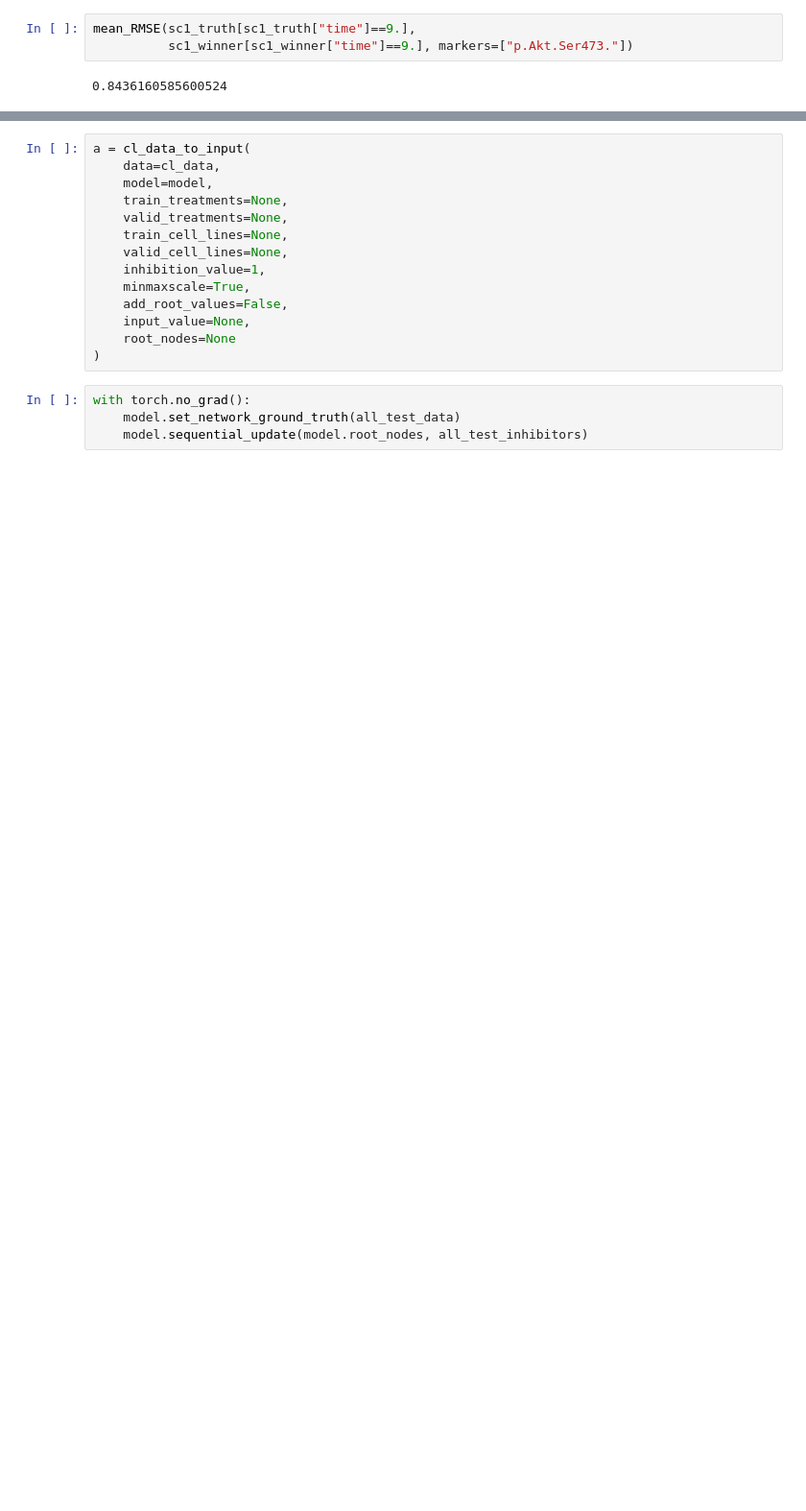
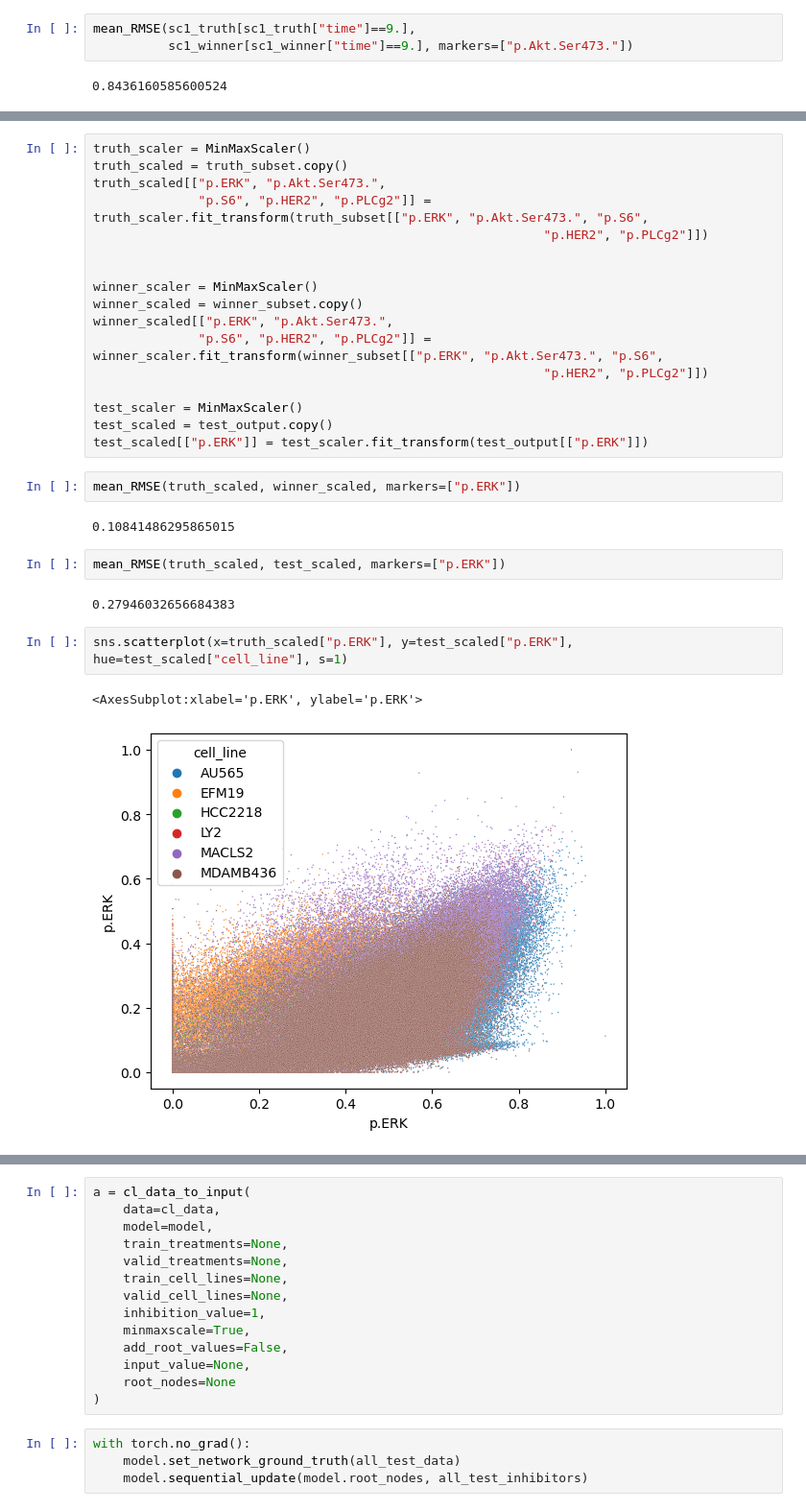
Before and after one commit to c-legac/biofuzznet, a Jupyter notebook: Notebooks/20230508_Performance_of_participants.ipynb, the cells around one changed output, grey strips where cells are left out. Shown at 96% size. Saved outputs shown, nothing was run; the diff lists cells and outputs as text; blank space fills up the shorter version.

```diff
--- a/Notebooks/20230508_Performance_of_participants.ipynb
+++ b/Notebooks/20230508_Performance_of_participants.ipynb
@@ -71,0 +191,30 @@ model.load_from_checkpoint(ckpt["model_state_dict"])
+# %%
+truth_scaler = MinMaxScaler()
+truth_scaled = truth_subset.copy()
+truth_scaled[["p.ERK", "p.Akt.Ser473.",
+              "p.S6", "p.HER2", "p.PLCg2"]] = truth_scaler.fit_transform(truth_subset[["p.ERK", "p.Akt.Ser473.", "p.S6",
+                                                            "p.HER2", "p.PLCg2"]])
+
+
+winner_scaler = MinMaxScaler()
+winner_scaled = winner_subset.copy()
+winner_scaled[["p.ERK", "p.Akt.Ser473.",
+              "p.S6", "p.HER2", "p.PLCg2"]] = winner_scaler.fit_transform(winner_subset[["p.ERK", "p.Akt.Ser473.", "p.S6",
+                                                            "p.HER2", "p.PLCg2"]])
+
+test_scaler = MinMaxScaler()
+test_scaled = test_output.copy()
+test_scaled[["p.ERK"]] = test_scaler.fit_transform(test_output[["p.ERK"]])
+# %%
+mean_RMSE(truth_scaled, winner_scaled, markers=["p.ERK"])
+# %% [output]
+0.10841486295865015
+# %%
+mean_RMSE(truth_scaled, test_scaled, markers=["p.ERK"])
+# %% [output]
+0.27946032656684383
+# %%
+sns.scatterplot(x=truth_scaled["p.ERK"], y=test_scaled["p.ERK"], hue=test_scaled["cell_line"], s=1)
+# %% [output]
+<AxesSubplot:xlabel='p.ERK', ylabel='p.ERK'>
+[figure, added]
```
Also changed, not shown: parts of 20 cells of this notebook, 8 other files.
